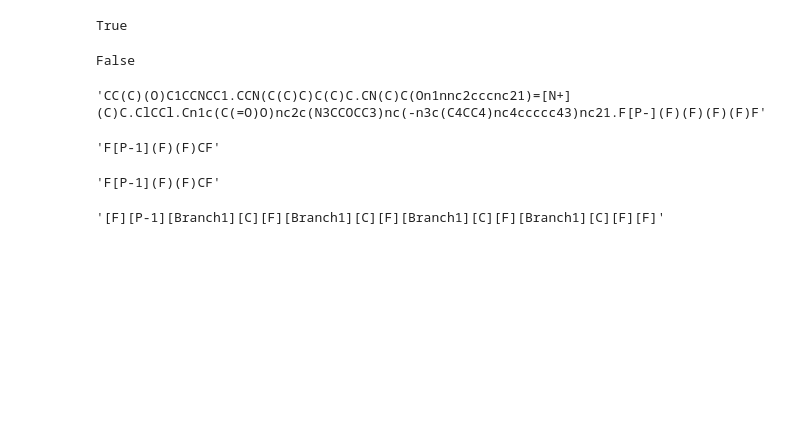
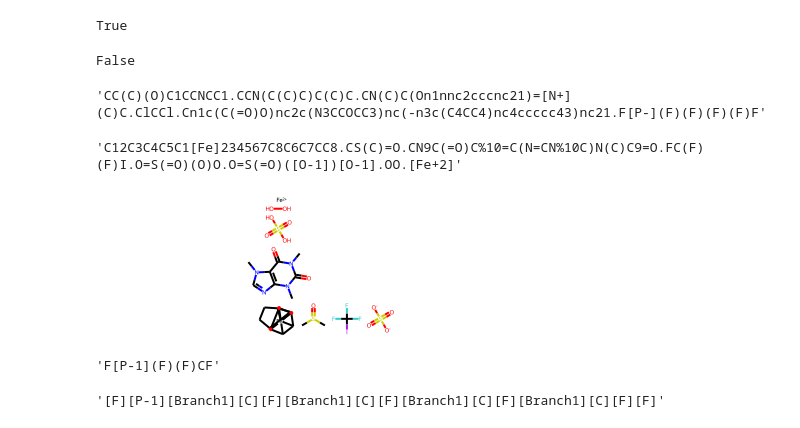
Before and after one commit to bananenpampe/selfiespredict, a Jupyter notebook: Untitled1.ipynb, the cells around one changed output. Saved outputs shown, nothing was run; the diff lists cells and outputs as text; code cells hidden in the pictures; blank space fills up the shorter version.

```diff
--- a/Untitled1.ipynb
+++ b/Untitled1.ipynb
@@ -129,7 +133,7 @@ fail_smiles
 # %% [output]
 'CC(C)(O)C1CCNCC1.CCN(C(C)C)C(C)C.CN(C)C(On1nnc2cccnc21)=[N+](C)C.ClCCl.Cn1c(C(=O)O)nc2c(N3CCOCC3)nc(-n3c(C4CC4)nc4ccccc43)nc21.F[P-](F)(F)(F)(F)F'
 # %%
-fail_smiles = "F[P-](F)(F)(F)(F)F"
+
 hypervalent_sf = sf.encoder(fail_smiles, strict=False)
 standard_derived_smi = sf.decoder(hypervalent_sf)
 
@@ -137,7 +141,11 @@ sf.set_semantic_constraints("hypervalent")
 sf.decoder(hypervalent_sf)
 #returns 'CC(C)(O)C1CCNCC1.CCN(C(C)C)C(C)C.CN(C)C(ON2N=NC3=CC=CN=C32)=[N+1](C)C.ClCCl.CN4C(C(=O)O)=NC5=C(N6CCOCC6)N=C(N7C(C8CC8)=NC9=CC=CC=C97)N=C54.F[P-1](F)(F)CF'
 # %% [output]
-'F[P-1](F)(F)CF'
+'C12C3C4C5C1[Fe]234567C8C6C7CC8.CS(C)=O.CN9C(=O)C%10=C(N=CN%10C)N(C)C9=O.FC(F)(F)I.O=S(=O)(O)O.O=S(=O)([O-1])[O-1].OO.[Fe+2]'
+# %%
+Chem.MolFromSmiles("C12C3C4C5C1[Fe]234567C8C6C7CC8.CS(C)=O.CN9C(=O)C%10=C(N=CN%10C)N(C)C9=O.FC(F)(F)I.O=S(=O)(O)O.O=S(=O)([O-1])[O-1].OO.[Fe+2]")
+# %% [output]
+[figure, added]
 # %%
 sf.decoder(hypervalent_sf)
 # %% [output]
```
Also changed, not shown: parts of 3 cells of this notebook, 4 other files.
